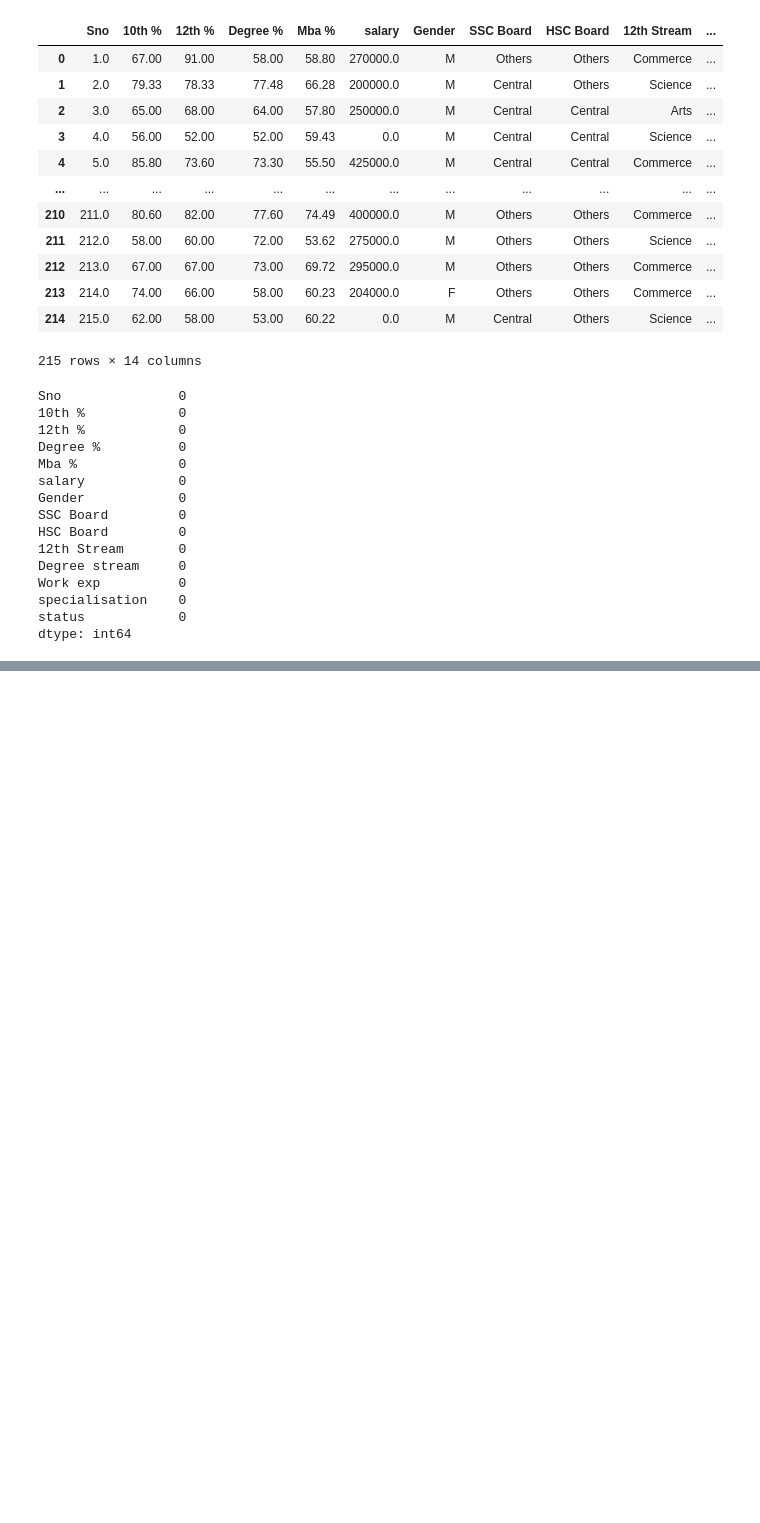
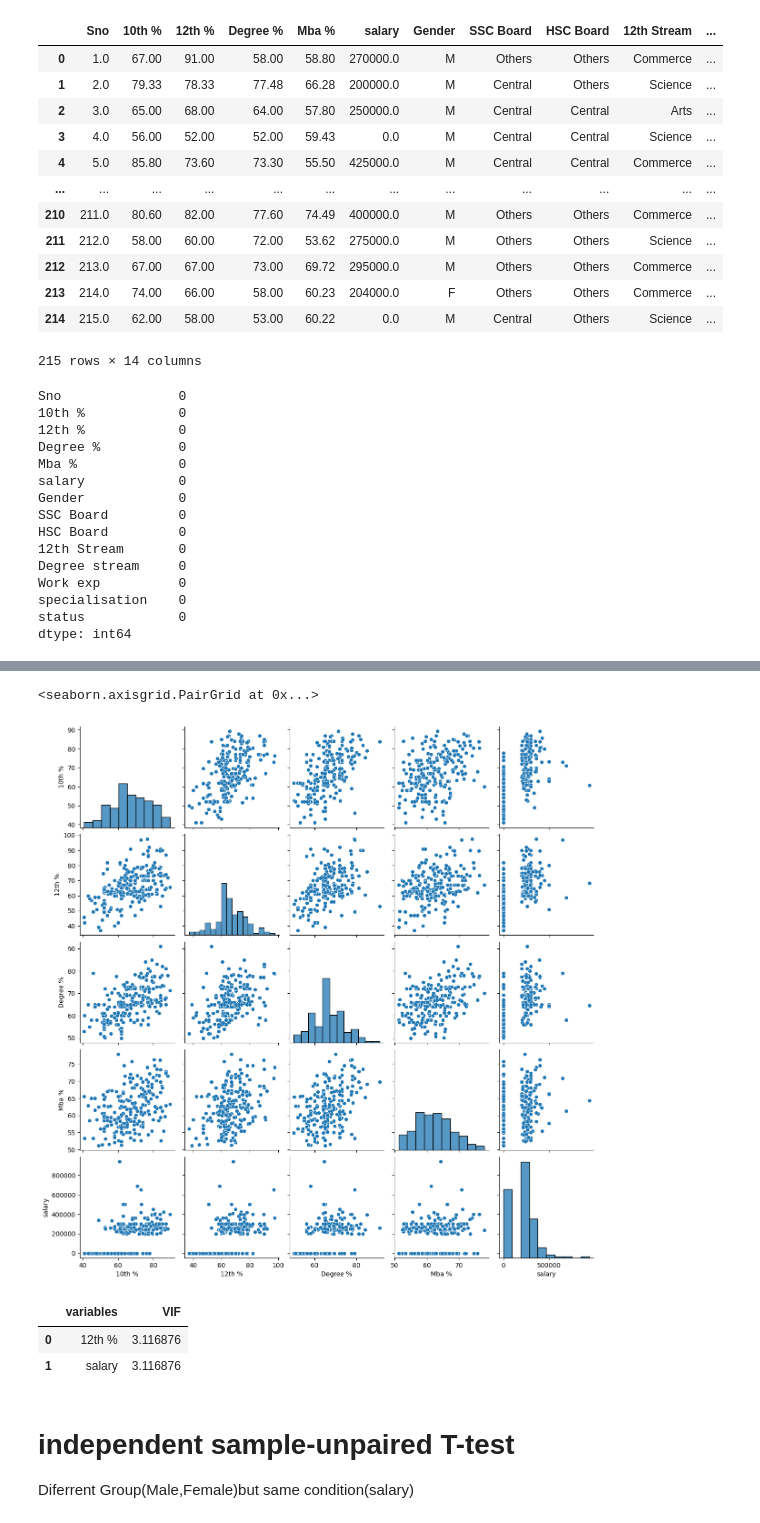
Before and after one commit to sririnesh/Bivariate, a Jupyter notebook: Bivariate.ipynb, the cells around one changed output, grey strips where cells are left out. Saved outputs shown, nothing was run; the diff lists cells and outputs as text; code cells hidden in the pictures; blank space fills up the shorter version.

```diff
--- a/Bivariate.ipynb
+++ b/Bivariate.ipynb
@@ -50,0 +67,2 @@ ValueError: could not convert string to float: 'M'
+# %%
+dataset.drop("Sno",inplace=True,axis=1)
@@ -50,0 +87,5 @@ ValueError: could not convert string to float: 'M'
+# %%
+sns.pairplot(dataset)
+# %% [output]
+<seaborn.axisgrid.PairGrid at 0x...>
+[figure, added]
@@ -50,0 +100,9 @@ ValueError: could not convert string to float: 'M'
+# %%
+cal_vif(dataset[["12th %","salary"]])
+# %% [output]
+|  | variables | VIF |
+| 0 | 12th % | 3.116876 |
+| 1 | salary | 3.116876 |
+# %% [markdown]
+# independent sample-unpaired T-test
+Diferrent Group(Male,Female)but same condition(salary)
```
Also changed, not shown: parts of 16 cells of this notebook.
